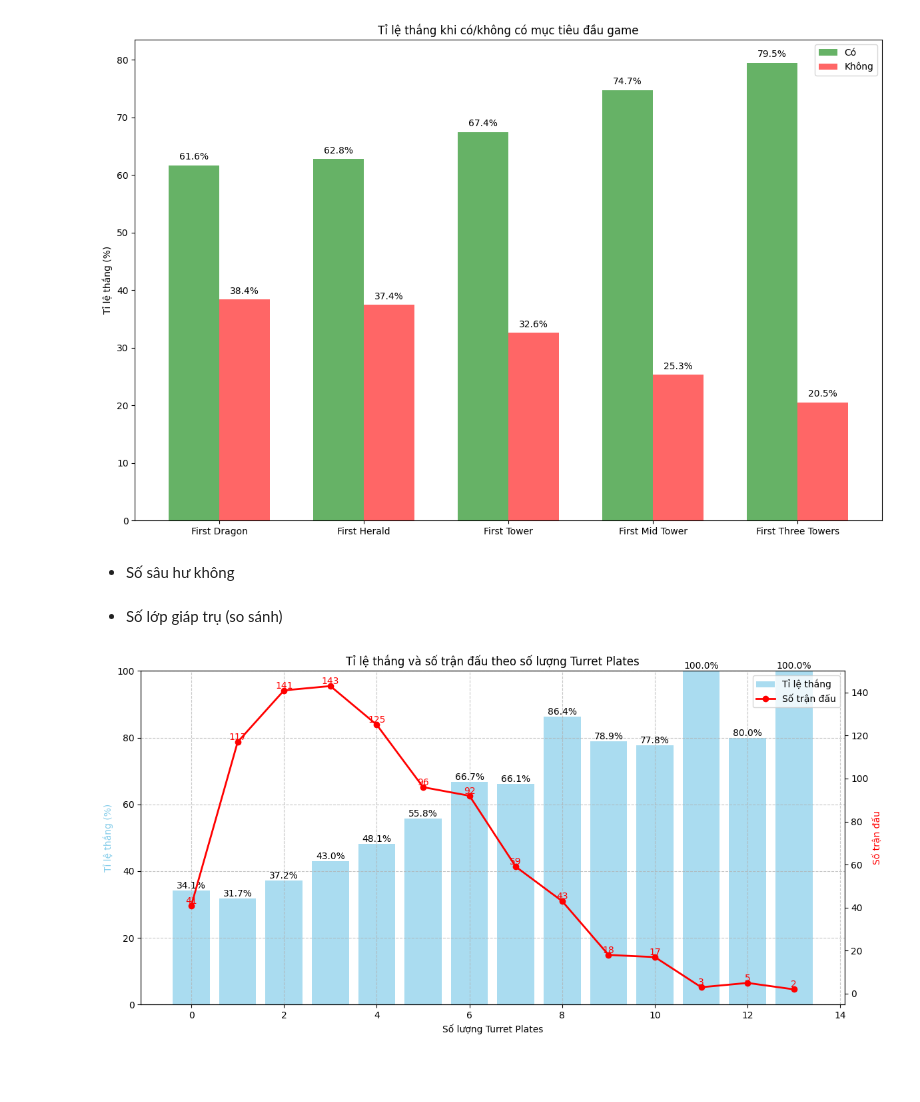
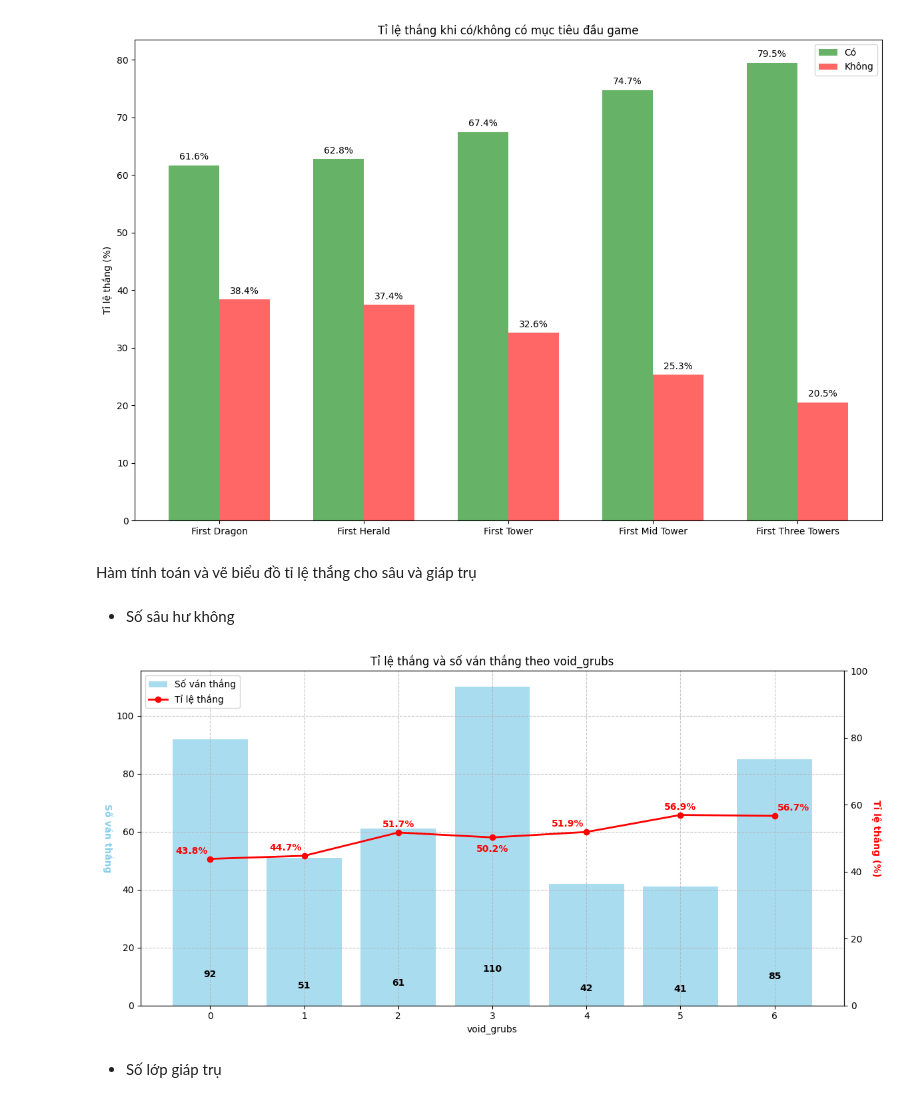
Before and after one commit to fromuit/IE224_Project, a Jupyter notebook: Source/EDA1.ipynb, the cells around one changed output. Saved outputs shown, nothing was run; the diff lists cells and outputs as text; code cells hidden in the pictures; blank space fills up the shorter version.

```diff
--- a/Source/EDA1.ipynb
+++ b/Source/EDA1.ipynb
@@ -784,3 +831,5 @@ plt.tight_layout()
 plt.show()
 # %% [output]
 [figure]
+# %% [markdown]
+Hàm tính toán và vẽ biểu đồ tỉ lệ thắng cho sâu và giáp trụ
@@ -787,63 +922,8 @@ plt.show()
 # %% [markdown]
 - Số sâu hư không
+# %%
+plot_win_rates(lck_data,'void_grubs')
+# %% [output]
+[figure, added]
 # %% [markdown]
-- Số lớp giáp trụ (so sánh)
+- Số lớp giáp trụ
-# %%
-# Tính tỉ lệ thắng cho từng số lượng turret plates
-plate_win_rates = []
-plate_counts = []
-
-# Tính số lượng trận đấu và tỉ lệ thắng cho mỗi số lượng plates
-for plates in range(16):  # Thông thường số plates tối đa là 15
-    games = lck_data[lck_data['turretplates'] == plates]
-    count = games['gameid'].nunique()
-    if count > 0:  # Chỉ tính cho các số lượng plates có dữ liệu
-        win_rate = (games['result'] == 1).mean() * 100
-        plate_win_rates.append(win_rate)
-        plate_counts.append(count)
-
-# Tạo figure với kích thước lớn hơn
-plt.figure(figsize=(12, 6))
-
-# Vẽ biểu đồ cột với hai trục y
-ax1 = plt.gca()
-ax2 = ax1.twinx()
-
-# Vẽ biểu đồ cột cho tỉ lệ thắng
-bars = ax1.bar(range(len(plate_win_rates)), plate_win_rates,
-               color='skyblue', alpha=0.7, label='Tỉ lệ thắng')
-
-# Vẽ đường cho số lượng trận đấu
-line = ax2.plot(range(len(plate_counts)), plate_counts,
-                color='red', linewidth=2, marker='o', label='Số trận đấu')
-
-# Thêm giá trị lên các cột
-for i, bar in enumerate(bars):
-    height = bar.get_height()
-    ax1.text(bar.get_x() + bar.get_width()/2., height,
-             f'{height:.1f}%',
-             ha='center', va='bottom')
-    ax2.text(i, plate_counts[i], str(plate_counts[i]),
-             ha='center', va='bottom', color='red')
-
-# Tùy chỉnh biểu đồ
-ax1.set_title('Tỉ lệ thắng và số trận đấu theo số lượng Turret Plates')
-ax1.set_xlabel('Số lượng Turret Plates')
-ax1.set_ylabel('Tỉ lệ thắng (%)', color='skyblue')
-ax2.set_ylabel('Số trận đấu', color='red')
-
-# Đặt giới hạn trục y cho tỉ lệ thắng
-ax1.set_ylim(0, 100)
-
-# Thêm lưới
-ax1.grid(True, linestyle='--', alpha=0.7)
-
-# Kết hợp các legend
-lines1, labels1 = ax1.get_legend_handles_labels()
-lines2, labels2 = ax2.get_legend_handles_labels()
-ax1.legend(lines1 + lines2, labels1 + labels2, loc='upper right')
-
-plt.tight_layout()
-plt.show()
-# %% [output]
-[figure, removed]
```
Also changed, not shown: parts of 37 cells of this notebook.
